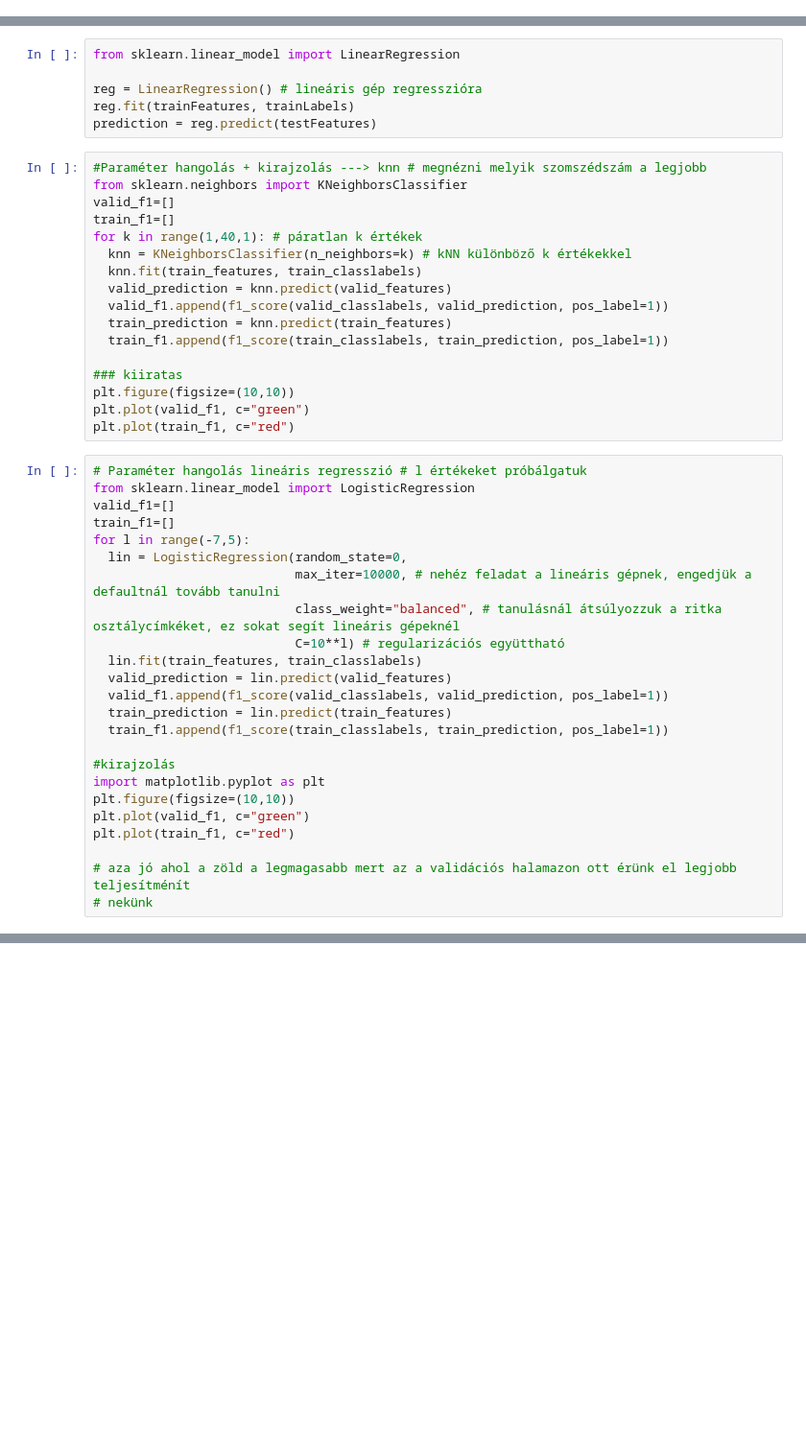
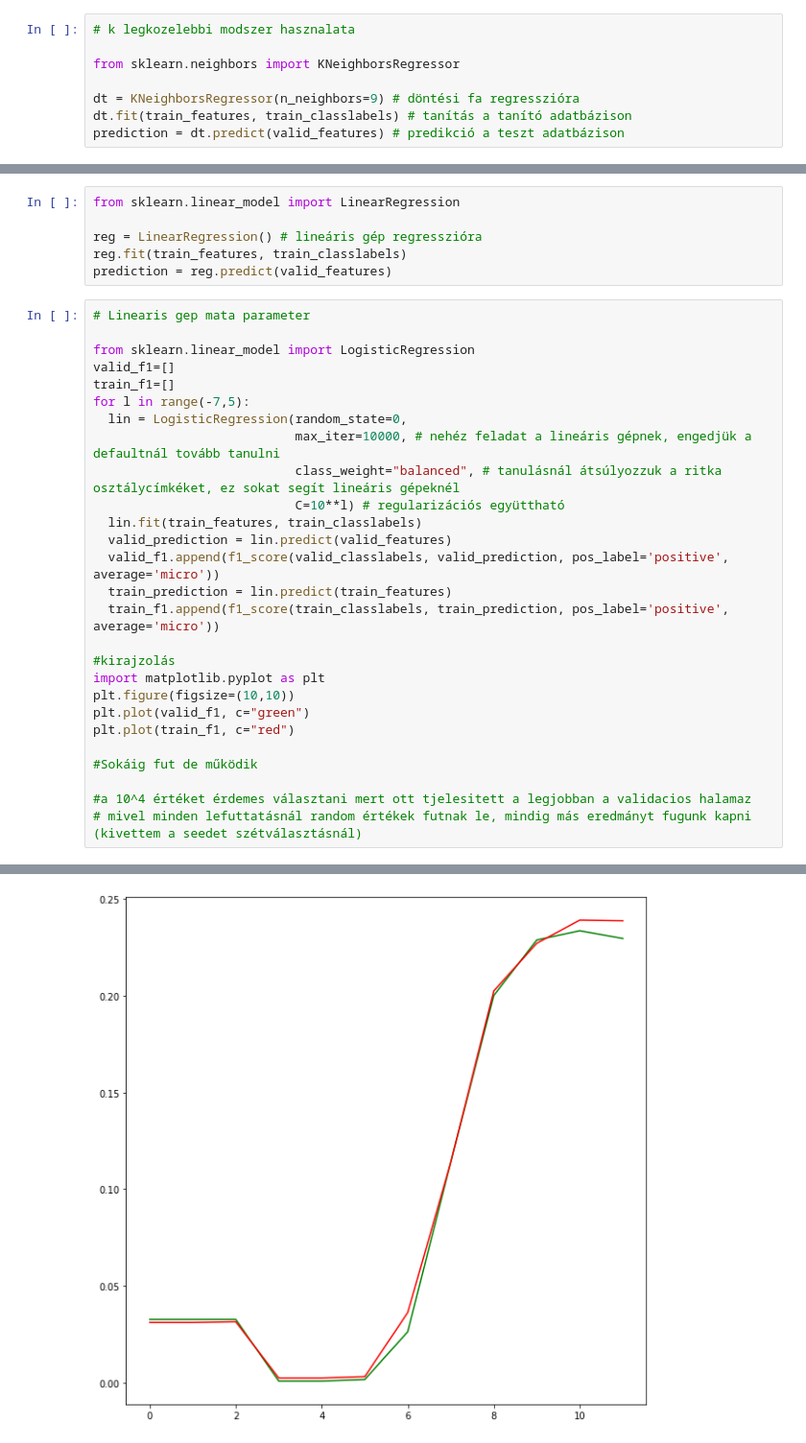
Before and after one commit to molnaredom/gepitan, a Jupyter notebook: Molnár_Ádám_R4SZ90.ipynb, the cells around one changed output, grey strips where cells are left out. Shown: that part at 96% size. Cells and saved outputs as stored; diff of their text form; blank space fills up the shorter version.

```diff
--- a/Molnár_Ádám_R4SZ90.ipynb
+++ b/Molnár_Ádám_R4SZ90.ipynb
@@ -95 +66,9 @@ ValueError: ignored
+# %%
+# k legkozelebbi modszer hasznalata
+
+from sklearn.neighbors import KNeighborsRegressor
+
+dt = KNeighborsRegressor(n_neighbors=9) # döntési fa regresszióra
+dt.fit(train_features, train_classlabels) # tanítás a tanító adatbázison
+prediction = dt.predict(valid_features) # predikció a teszt adatbázison
 # %% [markdown]
@@ -101,27 +107,11 @@ A végén szövegként írd le, hogy a két algoritmus/megközelítés közül m
 from sklearn.linear_model import LinearRegression
 
 reg = LinearRegression() # lineáris gép regresszióra
-reg.fit(trainFeatures, trainLabels)
-prediction = reg.predict(testFeatures)
+reg.fit(train_features, train_classlabels)
+prediction = reg.predict(valid_features)
-# %%
-#Paraméter hangolás + kirajzolás ---> knn # megnézni melyik szomszédszám a legjobb
-from sklearn.neighbors import KNeighborsClassifier
-valid_f1=[]
-train_f1=[]
-for k in range(1,40,1): # páratlan k értékek
-  knn = KNeighborsClassifier(n_neighbors=k) # kNN különböző k értékekkel
-  knn.fit(train_features, train_classlabels)
-  valid_prediction = knn.predict(valid_features)
-  valid_f1.append(f1_score(valid_classlabels, valid_prediction, pos_label=1))
-  train_prediction = knn.predict(train_features)
-  train_f1.append(f1_score(train_classlabels, train_prediction, pos_label=1))
-
-### kiiratas
-plt.figure(figsize=(10,10))
-plt.plot(valid_f1, c="green")
-plt.plot(train_f1, c="red")
 # %%
-# Paraméter hangolás lineáris regresszió # l értékeket próbálgatuk
+# Linearis gep mata parameter
+
 from sklearn.linear_model import LogisticRegression
 valid_f1=[]
 train_f1=[]
@@ -132,9 +122,9 @@ for l in range(-7,5):
                            C=10**l) # regularizációs együttható
   lin.fit(train_features, train_classlabels)
   valid_prediction = lin.predict(valid_features)
-  valid_f1.append(f1_score(valid_classlabels, valid_prediction, pos_label=1))
+  valid_f1.append(f1_score(valid_classlabels, valid_prediction, pos_label='positive', average='micro'))
   train_prediction = lin.predict(train_features)
-  train_f1.append(f1_score(train_classlabels, train_prediction, pos_label=1))
+  train_f1.append(f1_score(train_classlabels, train_prediction, pos_label='positive', average='micro'))
 
 #kirajzolás
 import matplotlib.pyplot as plt
@@ -142,5 +132,8 @@ plt.figure(figsize=(10,10))
 plt.plot(valid_f1, c="green")
 plt.plot(train_f1, c="red")
 
-# aza jó ahol a zöld a legmagasabb mert az a validációs halamazon ott érünk el legjobb teljesítménít
-# nekünk
+#Sokáig fut de működik
+
+#a 10^4 értéket érdemes választani mert ott tjelesitett a legjobban a validacios halamaz
+# mivel minden lefuttatásnál random értékek futnak le, mindig más eredmányt fugunk kapni (kivettem a seedet szétválasztásnál)
+# %% [output]
@@ -146,0 +141 @@ plt.plot(train_f1, c="red")
+[figure, added]
```
Also changed, not shown: parts of 23 cells of this notebook.
